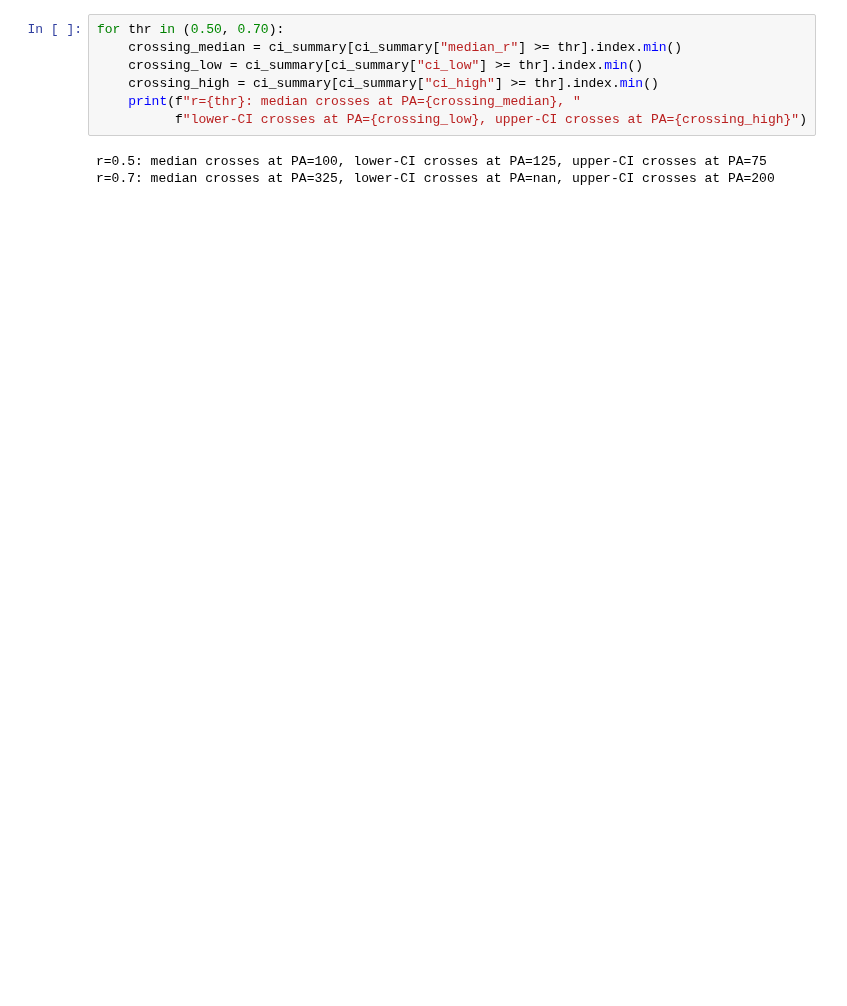
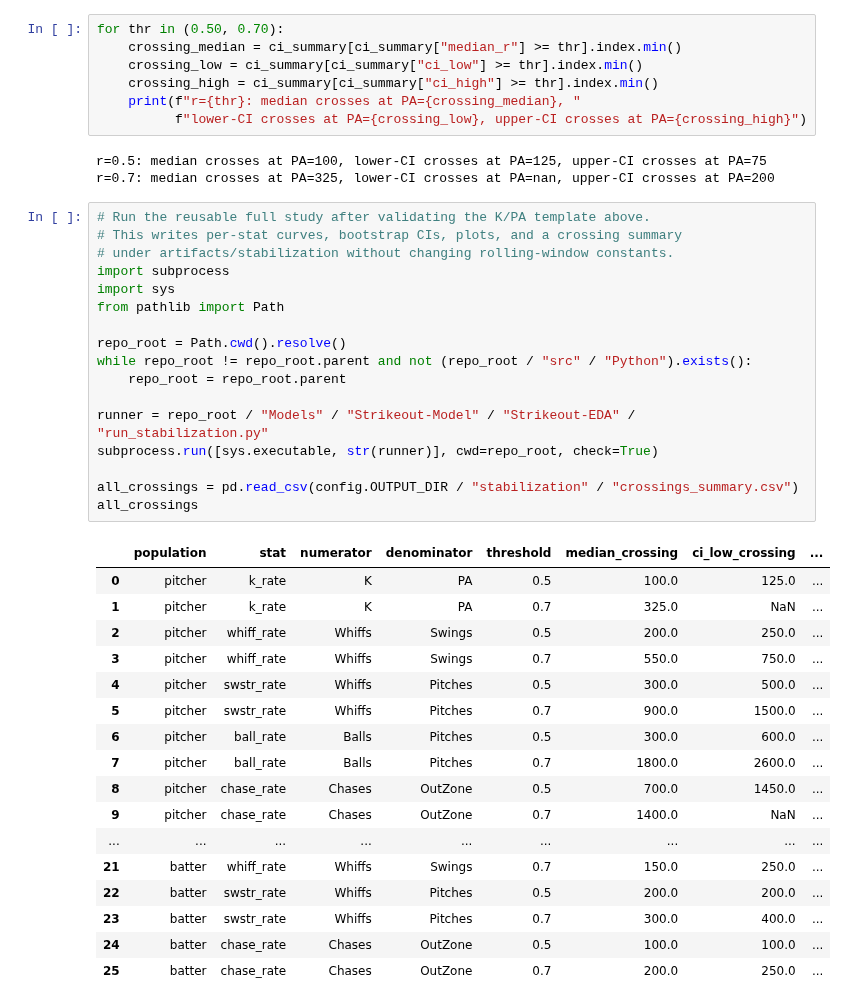
Before and after one commit to Cbkaplinger/MLB-Props, a Jupyter notebook: Models/Strikeout-Model/Strikeout-EDA/stabilization.ipynb, the cells around one changed output. Saved outputs shown, nothing was run; the diff lists cells and outputs as text; blank space fills up the shorter version.

```diff
--- a/Models/Strikeout-Model/Strikeout-EDA/stabilization.ipynb
+++ b/Models/Strikeout-Model/Strikeout-EDA/stabilization.ipynb
@@ -233,3 +237,38 @@ for thr in (0.50, 0.70):
 # %% [output]
 r=0.5: median crosses at PA=100, lower-CI crosses at PA=125, upper-CI crosses at PA=75
 r=0.7: median crosses at PA=325, lower-CI crosses at PA=nan, upper-CI crosses at PA=200
+# %%
+# Run the reusable full study after validating the K/PA template above.
+# This writes per-stat curves, bootstrap CIs, plots, and a crossing summary
+# under artifacts/stabilization without changing rolling-window constants.
+import subprocess
+import sys
+from pathlib import Path
+
+repo_root = Path.cwd().resolve()
+while repo_root != repo_root.parent and not (repo_root / "src" / "Python").exists():
+    repo_root = repo_root.parent
+
+runner = repo_root / "Models" / "Strikeout-Model" / "Strikeout-EDA" / "run_stabilization.py"
+subprocess.run([sys.executable, str(runner)], cwd=repo_root, check=True)
+
+all_crossings = pd.read_csv(config.OUTPUT_DIR / "stabilization" / "crossings_summary.csv")
+all_crossings
+# %% [output]
+|  | population | stat | numerator | denominator | threshold | median_crossing | ci_low_crossing | ... |
+| 0 | pitcher | k_rate | K | PA | 0.5 | 100.0 | 125.0 | ... |
+| 1 | pitcher | k_rate | K | PA | 0.7 | 325.0 | NaN | ... |
+| 2 | pitcher | whiff_rate | Whiffs | Swings | 0.5 | 200.0 | 250.0 | ... |
+| 3 | pitcher | whiff_rate | Whiffs | Swings | 0.7 | 550.0 | 750.0 | ... |
+| 4 | pitcher | swstr_rate | Whiffs | Pitches | 0.5 | 300.0 | 500.0 | ... |
+| 5 | pitcher | swstr_rate | Whiffs | Pitches | 0.7 | 900.0 | 1500.0 | ... |
+| 6 | pitcher | ball_rate | Balls | Pitches | 0.5 | 300.0 | 600.0 | ... |
+| 7 | pitcher | ball_rate | Balls | Pitches | 0.7 | 1800.0 | 2600.0 | ... |
+| 8 | pitcher | chase_rate | Chases | OutZone | 0.5 | 700.0 | 1450.0 | ... |
+| 9 | pitcher | chase_rate | Chases | OutZone | 0.7 | 1400.0 | NaN | ... |
+| ... | ... | ... | ... | ... | ... | ... | ... | ... |
+| 21 | batter | whiff_rate | Whiffs | Swings | 0.7 | 150.0 | 250.0 | ... |
+| 22 | batter | swstr_rate | Whiffs | Pitches | 0.5 | 200.0 | 200.0 | ... |
+| 23 | batter | swstr_rate | Whiffs | Pitches | 0.7 | 300.0 | 400.0 | ... |
+| 24 | batter | chase_rate | Chases | OutZone | 0.5 | 100.0 | 100.0 | ... |
+| 25 | batter | chase_rate | Chases | OutZone | 0.7 | 200.0 | 250.0 | ... |
```
Also changed, not shown: parts of 5 cells of this notebook, 19 other files.
